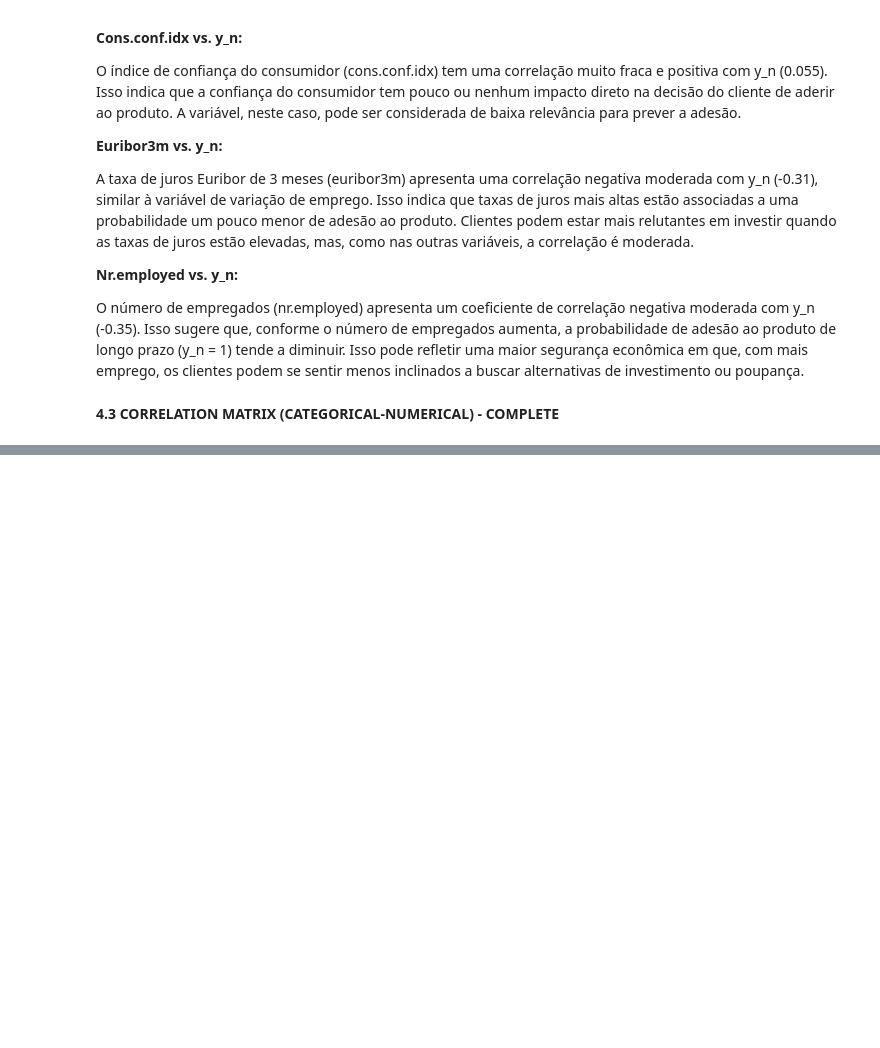
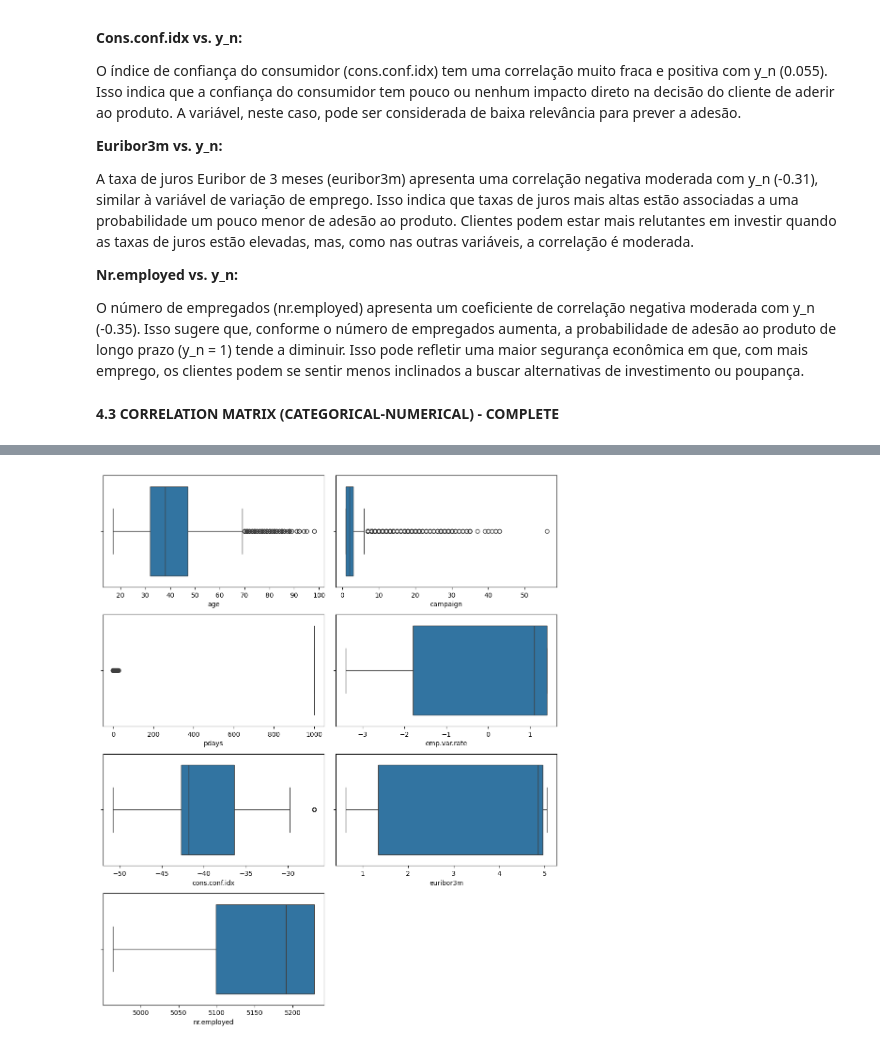
Before and after one commit to RitaViegas/Projetct-Logistic-Regression---Banking-Marketing-Campaign, a Jupyter notebook: src/explore.ipynb, the cells around one changed output, grey strips where cells are left out. Saved outputs shown, nothing was run; the diff lists cells and outputs as text; code cells hidden in the pictures; blank space fills up the shorter version.

```diff
--- a/src/explore.ipynb
+++ b/src/explore.ipynb
@@ -768,0 +803,21 @@ plt.show()
+# %%
+fig, ax = plt.subplots(4, 2, figsize=(10, 12))
+
+sns.boxplot(ax = ax[0,0], data = df_n, x='age')
+sns.boxplot(ax = ax[0,1], data = df_n, x='campaign')
+
+sns.boxplot(ax = ax[1,0], data = df_n, x='pdays')
+sns.boxplot(ax = ax[1,1], data = df_n, x='emp.var.rate')
+
+sns.boxplot(ax = ax[2,0], data = df_n, x='cons.conf.idx')
+sns.boxplot(ax = ax[2,1], data = df_n, x='euribor3m')
+
+sns.boxplot(ax = ax[3,0], data = df_n, x='nr.employed')
+
+# Remove the empty subplot
+fig.delaxes(ax[3, 1])
+
+plt.tight_layout()
+plt.show()
+# %% [output]
+[figure, added]
```
Also changed, not shown: parts of 18 cells of this notebook, 3 other files.
